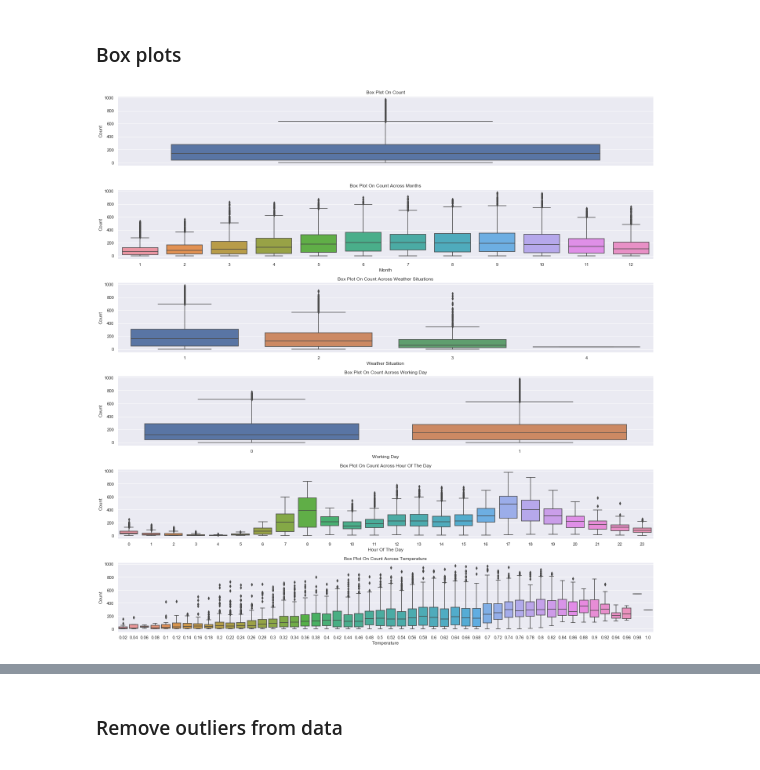
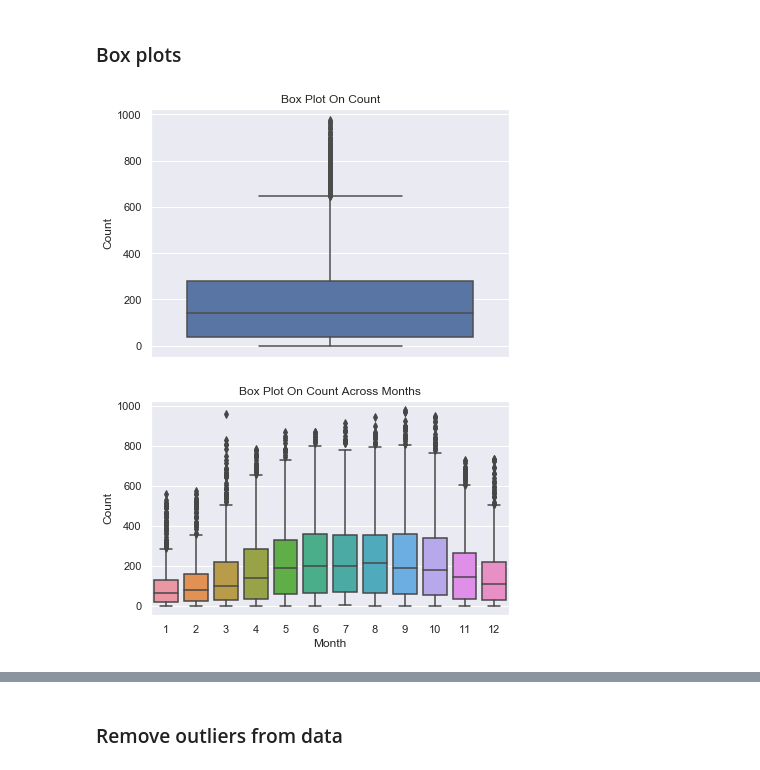
Before and after one commit to IndiraPV/Demystifying-ML, a Jupyter notebook: BikeSharingML.ipynb, the cells around one changed output, grey strips where cells are left out. Drawn from its saved outputs; the diff is of its cells as text; code cells hidden in the pictures.

```diff
--- a/BikeSharingML.ipynb
+++ b/BikeSharingML.ipynb
@@ -213,24 +198,20 @@ dtype: bool
 ## Outlier Analysis
 # %% [markdown]
 ### Box plots
-# %%
-sns.set(font_scale=1.0)
-# fig, axes = plt.subplots(nrows=3,ncols=2)
-fig, axes = plt.subplots(nrows=6)
-fig.set_size_inches(20, 20)
-sns.boxplot(data=train,y="cnt",orient="v",ax=axes[0])
-sns.boxplot(data=train,y="cnt",x="mnth",orient="v",ax=axes[1])
-sns.boxplot(data=train,y="cnt",x="weathersit",orient="v",ax=axes[2])
-sns.boxplot(data=train,y="cnt",x="workingday",orient="v",ax=axes[3])
-sns.boxplot(data=train,y="cnt",x="hr",orient="v",ax=axes[4])
-sns.boxplot(data=train,y="cnt",x="temp",orient="v",ax=axes[5])
-
-axes[0].set(ylabel='Count',title="Box Plot On Count")
-axes[1].set(xlabel='Month', ylabel='Count',title="Box Plot On Count Across Months")
-axes[2].set(xlabel='Weather Situation', ylabel='Count',title="Box Plot On Count Across Weather Situations")
-axes[3].set(xlabel='Working Day', ylabel='Count',title="Box Plot On Count Across Working Day")
-axes[4].set(xlabel='Hour Of The Day', ylabel='Count',title="Box Plot On Count Across Hour Of The Day")
-axes[5].set(xlabel='Temperature', ylabel='Count',title="Box Plot On Count Across Temperature")
-plt.tight_layout()
-# %% [output]
-[figure, removed]
+# %%
+sns.set(font_scale=1.0)
+fig, ax = plt.subplots()
+sns.boxplot(data=train,y="cnt",orient="v",ax=ax)
+ax.set(ylabel='Count',title="Box Plot On Count")
+plt.tight_layout()
+plt.savefig('Images/count_plot')
+# %% [output]
+[figure, added]
+# %%
+fig, ax = plt.subplots()
+sns.boxplot(data=train,y="cnt",x="mnth",orient="v",ax=ax)
+ax.set(xlabel='Month', ylabel='Count',title='Box Plot On Count Across Months')
+plt.tight_layout()
+plt.savefig('Images/monthly_count_plot')
+# %% [output]
+[figure, added]
```
Also changed, not shown: parts of 32 cells of this notebook, 25 other files.
